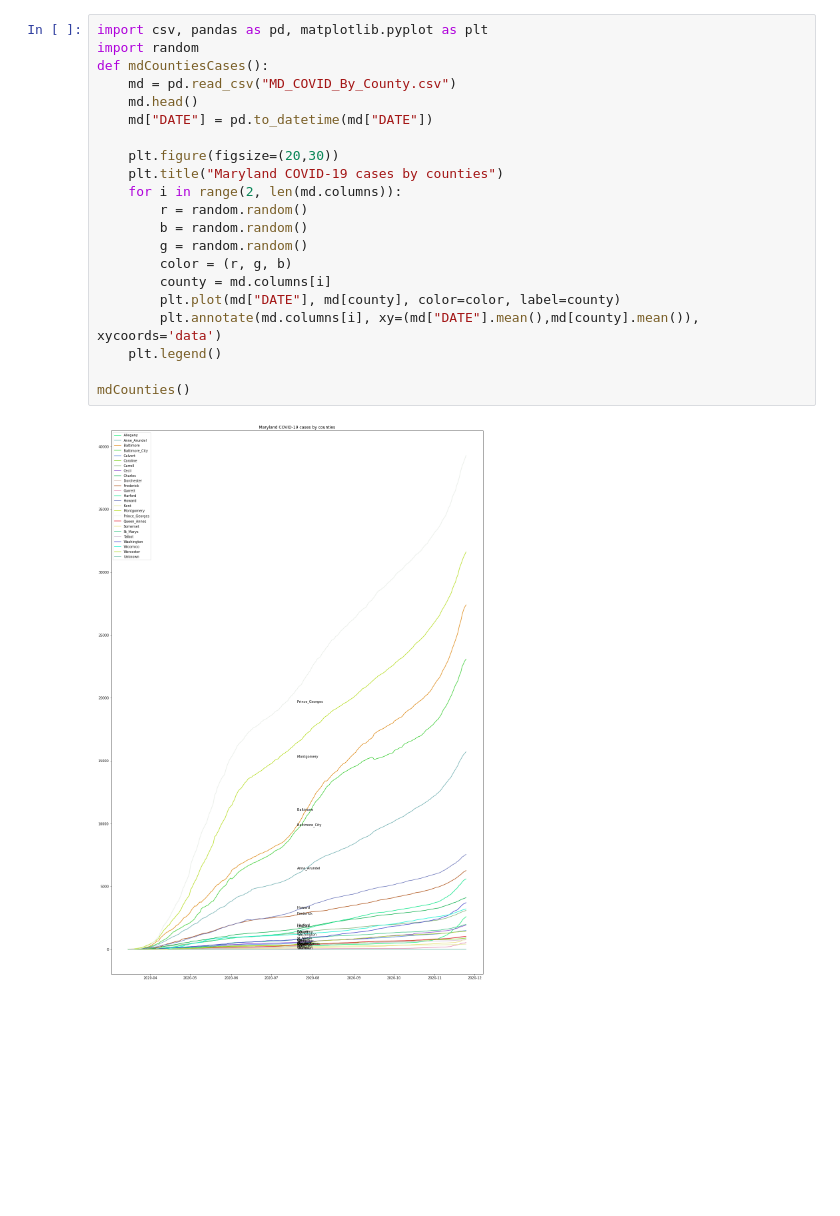
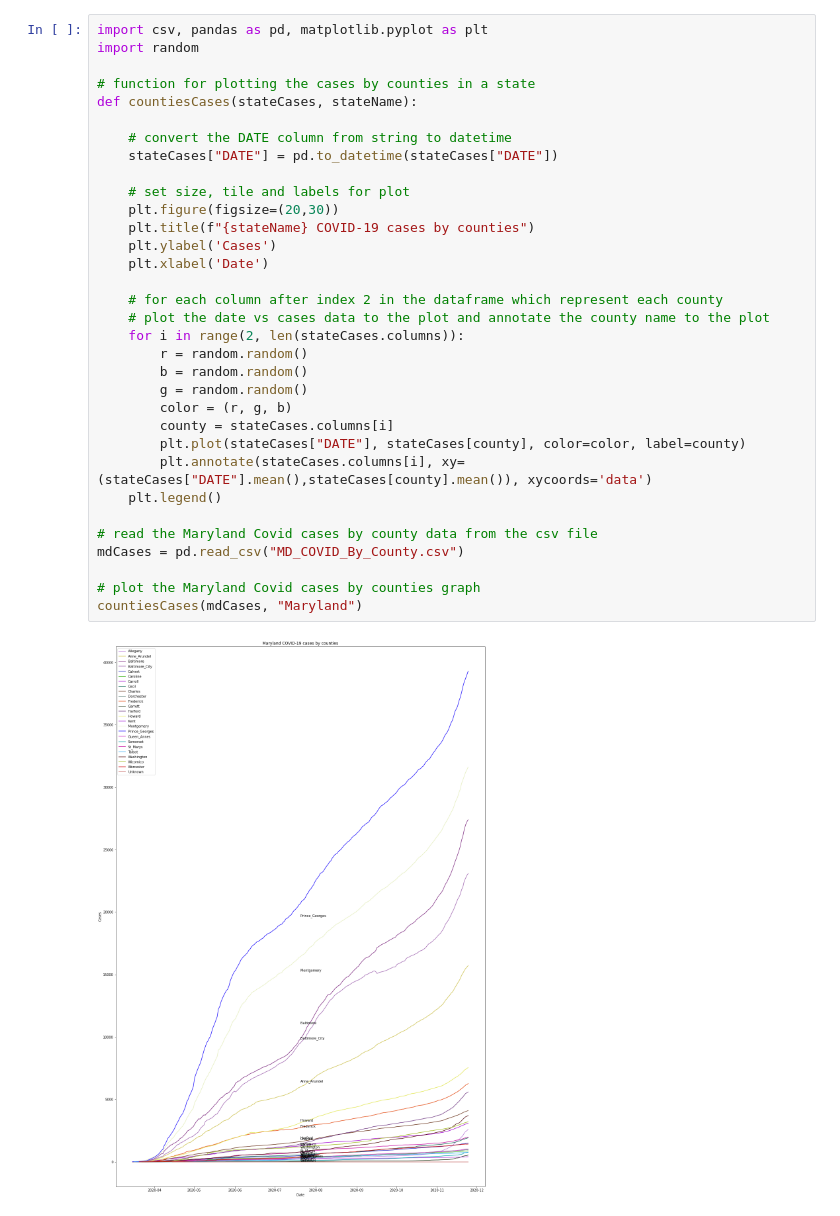
Before and after one commit to Miaiah/INST126_Proj4_Group, a Jupyter notebook: Project 4 Update 2.ipynb, the cells around one changed output. Cells and saved outputs as stored; diff of their text form; blank space fills up the shorter version.

```diff
--- a/Project 4 Update 2.ipynb
+++ b/Project 4 Update 2.ipynb
@@ -51,25 +73,37 @@ populations_by_races.query("State == @statesNames")
 # %%
 import csv, pandas as pd, matplotlib.pyplot as plt
 import random
-def mdCountiesCases():
-    md = pd.read_csv("MD_COVID_By_County.csv")
-    md.head()
-    md["DATE"] = pd.to_datetime(md["DATE"])
 
+# function for plotting the cases by counties in a state
+def countiesCases(stateCases, stateName):
+
+    # convert the DATE column from string to datetime
+    stateCases["DATE"] = pd.to_datetime(stateCases["DATE"])
+
+    # set size, tile and labels for plot
     plt.figure(figsize=(20,30))
-    plt.title("Maryland COVID-19 cases by counties")
-    for i in range(2, len(md.columns)):
+    plt.title(f"{stateName} COVID-19 cases by counties")
+    plt.ylabel('Cases')
+    plt.xlabel('Date')
+
+    # for each column after index 2 in the dataframe which represent each county
+    # plot the date vs cases data to the plot and annotate the county name to the plot
+    for i in range(2, len(stateCases.columns)):
         r = random.random()
         b = random.random()
         g = random.random()
         color = (r, g, b)
-        county = md.columns[i]
-        plt.plot(md["DATE"], md[county], color=color, label=county)
-        plt.annotate(md.columns[i], xy=(md["DATE"].mean(),md[county].mean()), xycoords='data')
+        county = stateCases.columns[i]
+        plt.plot(stateCases["DATE"], stateCases[county], color=color, label=county)
+        plt.annotate(stateCases.columns[i], xy=(stateCases["DATE"].mean(),stateCases[county].mean()), xycoords='data')
     plt.legend()
 
-mdCounties()
+# read the Maryland Covid cases by county data from the csv file
+mdCases = pd.read_csv("MD_COVID_By_County.csv")
+
+# plot the Maryland Covid cases by counties graph
+countiesCases(mdCases, "Maryland")
 # %% [output]
-[figure, old version]
+[figure, new version]
 # %%
 import random
```
Also changed, not shown: parts of 2 cells of this notebook.
